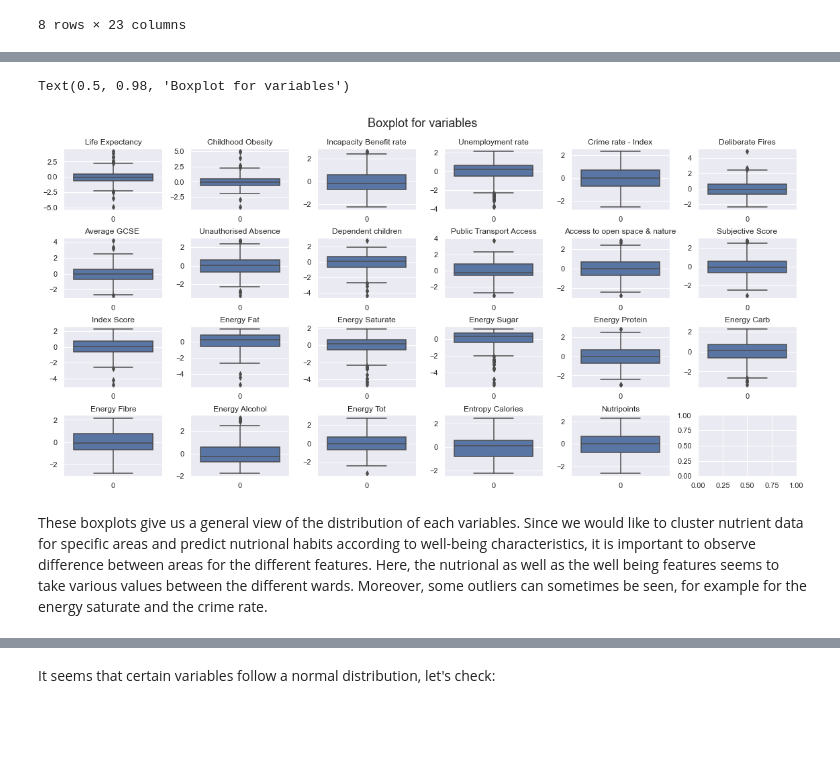
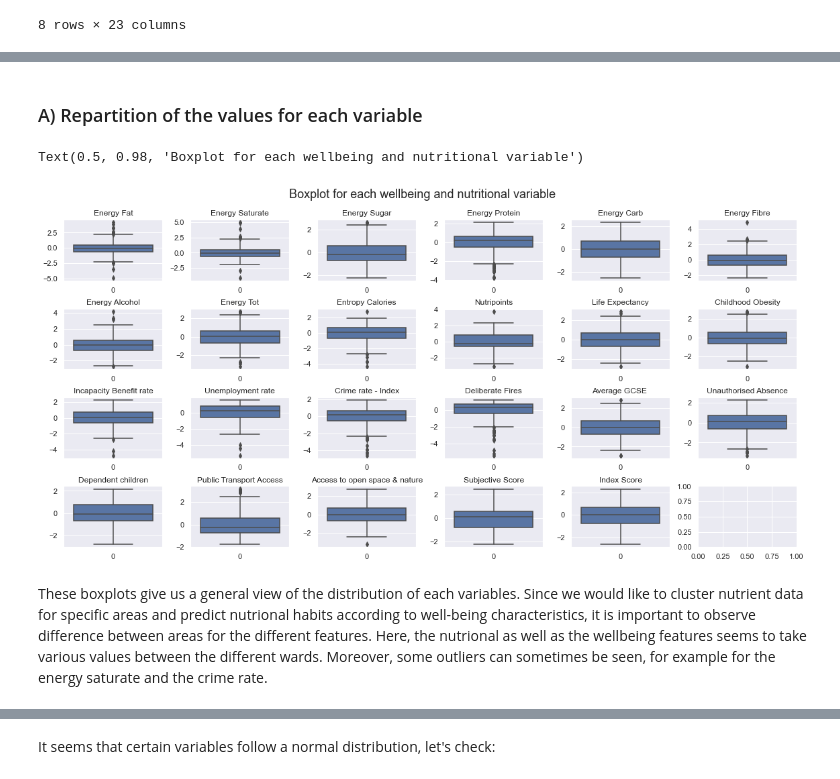
Before and after one commit to epfl-ada/ada-2020-project-milestone-p3-p3_caxaga, a Jupyter notebook: main.ipynb, the cells around one changed output, grey strips where cells are left out. Saved outputs shown, nothing was run; the diff lists cells and outputs as text; code cells hidden in the pictures; blank space fills up the shorter version.

```diff
--- a/main.ipynb
+++ b/main.ipynb
@@ -123,6 +183,11 @@ We filter the columns giving the information about the last year of the dataset,
 # %%
+#only keep the columns containing 2013 and the code and name of the ward
 wellbeing_scores = wellbeing_scores.loc[:, (slice(
-    None), [2013, "New ward code", "Ward name", "Borough"])].dropna(how="all")
+    None), [2013, "New ward code", "Ward name"])].dropna(how="all")
+
+#We first had two levels of indexes one with the years and the other with the type of variable
+#Now that we only keep 2013, we drop the second level of line indexes.
 wellbeing_scores = wellbeing_scores.droplevel(1, axis=1)
+
 display(wellbeing_scores.head())
 # %% [output]
@@ -269,50 +351,52 @@ wellbeing_grocery_analysis.describe()
+# %% [markdown]
+### A) Repartition of the values for each variable
 # %%
+# Shortening the name of the columns in order to make graphs clearer
 COLUMNS_SHORT = [
+    'Energy Fat',
+    'Energy Saturate',
+    'Energy Sugar',
+    'Energy Protein',
+    'Energy Carb',
+    'Energy Fibre',
+    'Energy Alcohol',
+    'Energy Tot',
+    'Entropy Calories',
+    'Nutripoints',
     'Life Expectancy',
     'Childhood Obesity',
     'Incapacity Benefit rate',
     'Unemployment rate',
     'Crime rate - Index',
     'Deliberate Fires',
     'Average GCSE ',
     'Unauthorised Absence',
     'Dependent children',
     'Public Transport Access',
     'Access to open space & nature',
     'Subjective Score',
-    'Index Score',
-    'Energy Fat',
-    'Energy Saturate',
-    'Energy Sugar',
-    'Energy Protein',
-    'Energy Carb',
-    'Energy Fibre',
-    'Energy Alcohol',
-    'Energy Tot',
-    'Entropy Calories',
-    'Nutripoints'
+    'Index Score'
 ]
 
 
-#Explanatory data analysis: visually show the distribution of the data
+#Explanatory data analysis: visually show the distribution of the values for each variable thanks to boxplot
 fig, ax = plt.subplots(4, 6, figsize=(16, 8), sharey=False)
 
 for i in range(len(COLUMNS)):
     sbplt = ax[int(i/6), i % 6]
 
     sns.boxplot(data=wellbeing_grocery_analysis.iloc[:, i], ax=sbplt)
     sbplt.set_xlabel('')
     sbplt.set_ylabel('')
-    # TODO: make names of columns shorter to fit plot
     sbplt.set_title(COLUMNS_SHORT[i], loc='center', wrap=True)
 
 fig.tight_layout()
 fig.subplots_adjust(top=0.9)
 
-fig.suptitle('Boxplot for variables', fontsize=18)
+fig.suptitle('Boxplot for each wellbeing and nutritional variable', fontsize=18)
 # %% [output]
-Text(0.5, 0.98, 'Boxplot for variables')
+Text(0.5, 0.98, 'Boxplot for each wellbeing and nutritional variable')
-[figure, old version]
+[figure, new version]
 # %% [markdown]
-These boxplots give us a general view of the distribution of each variables. Since we would like to cluster nutrient data for specific areas and predict nutrional habits according to well-being characteristics, it is important to observe difference between areas for the different features. Here, the nutrional as well as the well being features seems to take various values between the different wards. Moreover, some outliers can sometimes be seen, for example for the energy saturate and the crime rate.
+These boxplots give us a general view of the distribution of each variables. Since we would like to cluster nutrient data for specific areas and predict nutrional habits according to well-being characteristics, it is important to observe difference between areas for the different features. Here, the nutrional as well as the wellbeing features seems to take various values between the different wards. Moreover, some outliers can sometimes be seen, for example for the energy saturate and the crime rate.
 # %%
```
Also changed, not shown: parts of 75 cells of this notebook, 6 other files.
